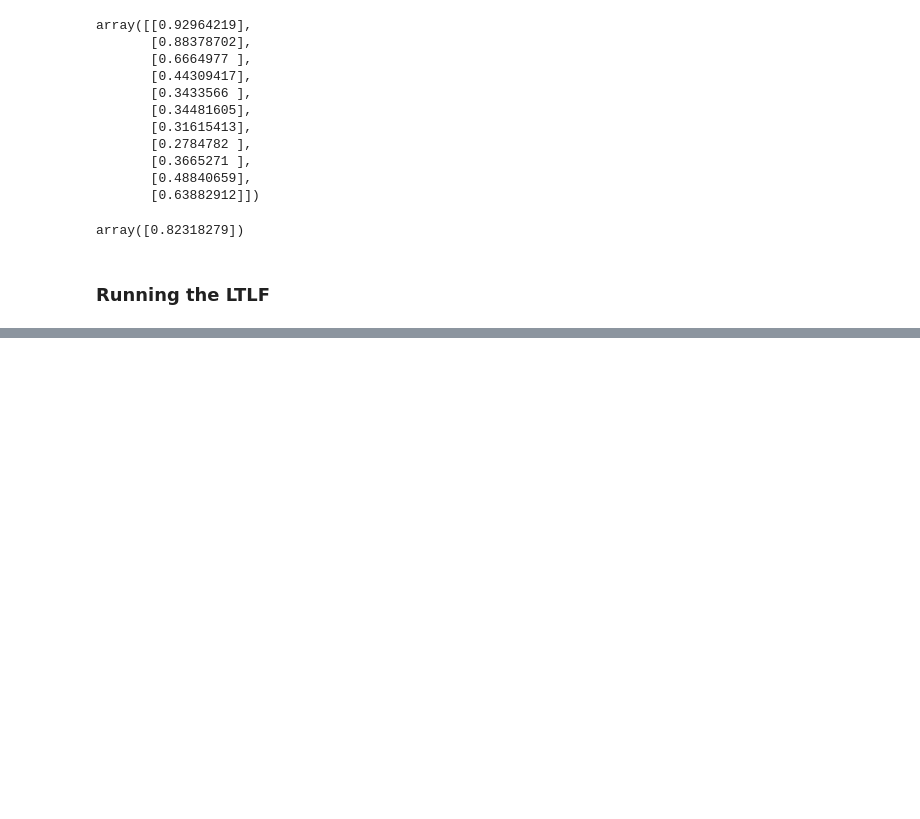
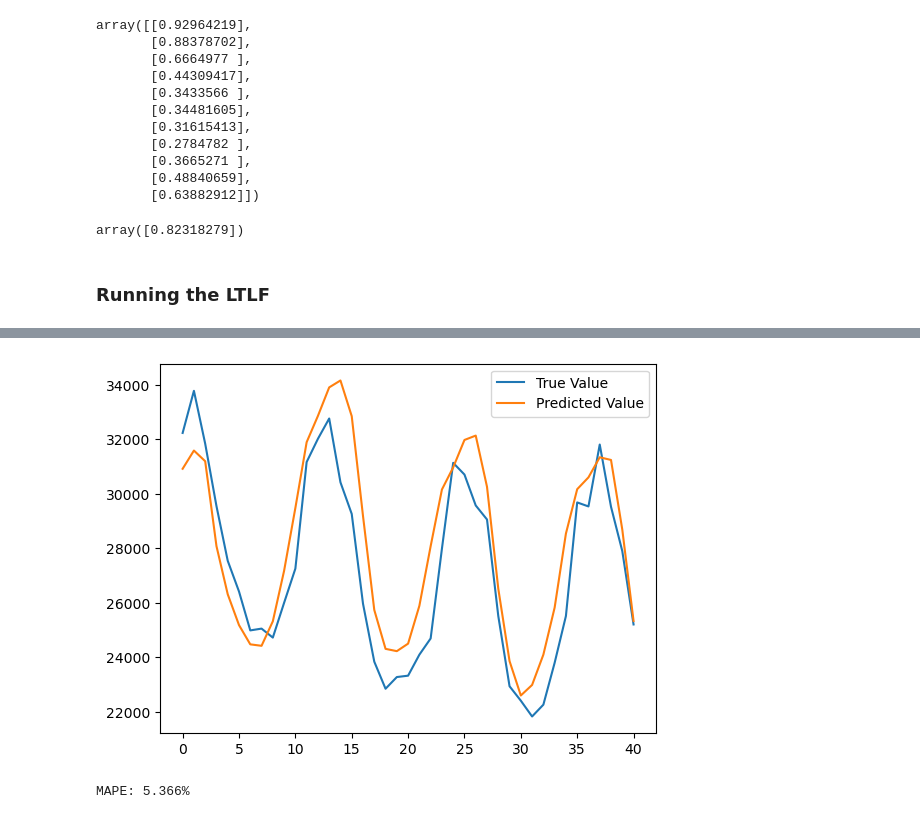
Before and after one commit to mita765/MScThesis, a Jupyter notebook: Thesis-ML.ipynb, the cells around one changed output, grey strips where cells are left out. Drawn from its saved outputs; the diff is of its cells as text; code cells hidden in the pictures; blank space fills up the shorter version.

```diff
--- a/Thesis-ML.ipynb
+++ b/Thesis-ML.ipynb
@@ -241,0 +252,14 @@ MAPE: 3.675%
+# %%
+target_scaler = MinMaxScaler(feature_range=(0, 1))
+
+agg_full_x = full_data[full_data.index >= pd.to_datetime("2011-01-01")].join(mean_wdat).asfreq("MS")
+
+target_scaler.fit_transform(agg_full_x)
+
+scaled_train_x = target_scaler.transform(agg_full_x[agg_full_x.index < pd.to_datetime("2017-01-01")])
+scaled_val_x = target_scaler.transform(agg_full_x[(agg_full_x.index >= pd.to_datetime("2017-01-01")) & (agg_full_x.index < pd.to_datetime("2020-01-01"))])
+scaled_test_x = target_scaler.transform(agg_full_x[(agg_full_x.index >= pd.to_datetime("2020-01-01")) & (agg_full_x.index < pd.to_datetime("2024-05-01"))])
+# %%
+X_train_x, y_train_x = df_to_X_y2(scaled_train_x, SEASONAL_ORDER)
+X_val_x, y_val_x = df_to_X_y2(scaled_val_x, SEASONAL_ORDER)
+X_test_x, y_test_x = df_to_X_y2(scaled_test_x, SEASONAL_ORDER)
@@ -241,0 +315,7 @@ MAPE: 3.675%
+# %%
+ltlf_model_x = load_model('ltlf_model_x.keras')
+# %%
+predictions_x = ltlf_model_x.predict(X_test_x)
+predictions_x = target_scaler.inverse_transform(predictions_x)
+
+y_test_x = target_scaler.inverse_transform(y_test_x)
@@ -241,0 +324,11 @@ MAPE: 3.675%
+# %%
+plt.plot(y_test_x[:,0], label='True Value')
+plt.plot(predictions_x[:,0], label='Predicted Value')
+plt.legend()
+plt.show()
+# %% [output]
+[figure, added]
+# %%
+print(f"MAPE: {mean_absolute_percentage_error(y_test_x[:,0], predictions_x[:,0])*100:.3f}%")
+# %% [output]
+MAPE: 5.366%
```
Also changed, not shown: parts of 12 cells of this notebook, 2 other files.
